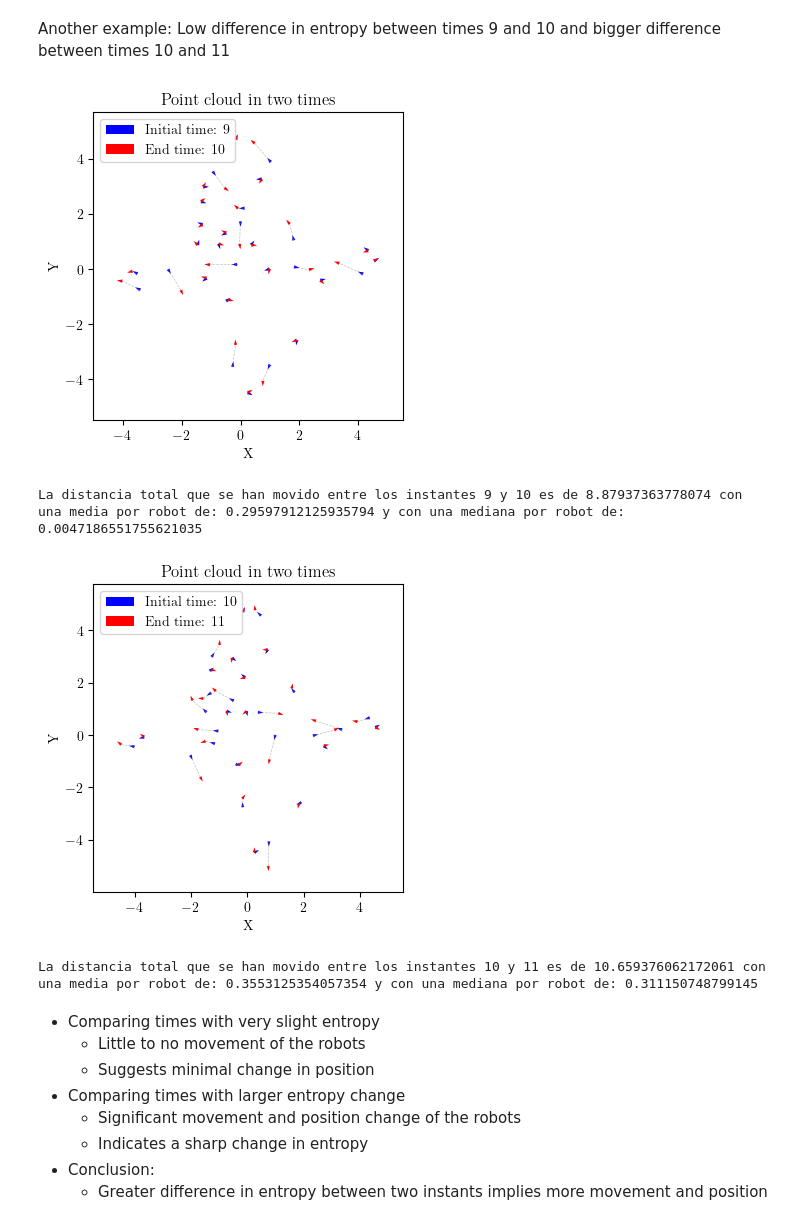
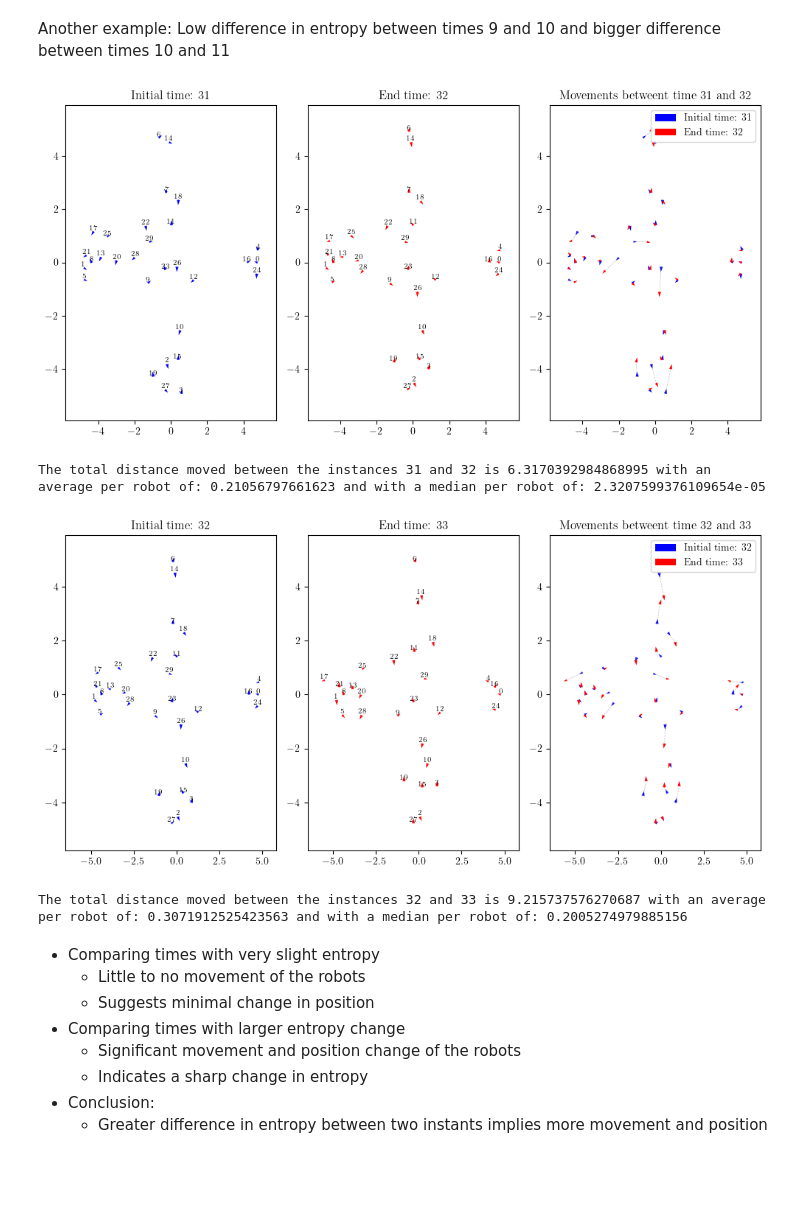
Before and after one commit to victosdur77/Task6.3.2, a Jupyter notebook: PersistentEntropy.ipynb, the cells around one changed output. Saved outputs shown, nothing was run; the diff lists cells and outputs as text; code cells hidden in the pictures; blank space fills up the shorter version.

```diff
--- a/PersistentEntropy.ipynb
+++ b/PersistentEntropy.ipynb
@@ -236,15 +261,15 @@ indices_mayores = sorted_indices[-9:]
 # %% [markdown]
 Point clouds with lower entropy
 # %%
-fig = plt.figure(figsize=(10, 10))
-gs = gridspec.GridSpec(3, 3, width_ratios=[1,1,1], wspace=0.0, hspace=0.1)
+fig, axs = plt.subplots(nrows=3, ncols=3, figsize=(10, 10))
 for i in range(3):
     for j in range(3):
         instante = indices_menores[3*i+j]
-        ax = plt.subplot(gs[i,j])
-        ax.quiver(ps[instante][:,0], ps[instante][:,1], np.cos(ps[instante][:,2]), np.sin(ps[instante][:,2]), color="blue",
+        axs[i,j].quiver(ps[instante][:,0], ps[instante][:,1], np.cos(ps[instante][:,2]), np.sin(ps[instante][:,2]), color="blue",
             angles='xy', scale_units='xy', scale=5,width=0.01, headwidth=3, headlength=5)
-        plt.title(f"Time: {instante}, Entropy: {entropias[instante]}")
-        plt.xticks([])
+        axs[i,j].set_title(f"Time: {instante}, Entropy: {entropias[instante]}")
+for ax in axs.flat:
+    ax.set_xlim([minX,maxX])
+    ax.set_ylim([minY,maxY])
 plt.show()
 # %% [output]
@@ -312,13 +315,13 @@ Comparing times with very slight entropy change (92 and 93):
 time1=92
 time2=93
 dibujaNubePuntos2Instantes(time1,time2)
-distancias=[]
+distances=[]
 for i in range(30):
     x1=ps[time1,i,0]
     y1=ps[time1,i,1]
     x2=ps[time2,i,0]
     y2=ps[time2,i,1]
     distancia=calcular_distancia(x1,y1,x2,y2)
-    distancias.append(distancia)
-print(f"La distancia total que se han movido entre los instantes {time1} y {time2} es de {sum(distancias)} con una media por robot de: {np.mean(distancias)} y con una mediana por robot de: {np.median(distancias)}")
+    distances.append(distancia)
+print(f"The total distance moved between the instances {time1} and {time2} is {sum(distances)} with an average per robot of: {np.mean(distances)} and with a median per robot of: {np.median(distances)}")
 # %% [output]
@@ -330,13 +333,13 @@ Comparing times with larger entropy change (93 and 94):
 time1=93
 time2=94
 dibujaNubePuntos2Instantes(time1,time2)
-distancias=[]
+distances=[]
 for i in range(30):
     x1=ps[time1,i,0]
     y1=ps[time1,i,1]
     x2=ps[time2,i,0]
     y2=ps[time2,i,1]
     distancia=calcular_distancia(x1,y1,x2,y2)
-    distancias.append(distancia)
-print(f"La distancia total que se han movido entre los instantes {time1} y {time2} es de {sum(distancias)} con una media por robot de: {np.mean(distancias)} y con una mean por robot de: {np.mean(distancias)}")
+    distances.append(distancia)
+print(f"The total distance moved between the instances {time1} and {time2} is {sum(distances)} with an average per robot of: {np.mean(distances)} and with a median per robot of: {np.median(distances)}")
 # %% [output]
@@ -345,37 +348,37 @@ La distancia total que se han movido entre los instantes 93 y 94 es de 11.996501
 # %% [markdown]
 Another example: Low difference in entropy between times 9 and 10 and bigger difference between times 10 and 11
 # %%
-time1=9
-time2=10
+time1=31
+time2=32
 dibujaNubePuntos2Instantes(time1,time2)
-distancias=[]
+distances=[]
 for i in range(30):
     x1=ps[time1,i,0]
     y1=ps[time1,i,1]
     x2=ps[time2,i,0]
     y2=ps[time2,i,1]
     distancia=calcular_distancia(x1,y1,x2,y2)
-    distancias.append(distancia)
-print(f"La distancia total que se han movido entre los instantes {time1} y {time2} es de {sum(distancias)} con una media por robot de: {np.mean(distancias)} y con una mediana por robot de: {np.median(distancias)}")
+    distances.append(distancia)
+print(f"The total distance moved between the instances {time1} and {time2} is {sum(distances)} with an average per robot of: {np.mean(distances)} and with a median per robot of: {np.median(distances)}")
 # %% [output]
-[figure, old version]
+[figure, new version]
-La distancia total que se han movido entre los instantes 9 y 10 es de 8.87937363778074 con una media por robot de: 0.29597912125935794 y con una mediana por robot de: 0.0047186551755621035
+The total distance moved between the instances 31 and 32 is 6.3170392984868995 with an average per robot of: 0.21056797661623 and with a median per robot of: 2.3207599376109654e-05
 # %%
-time1=10
-time2=11
+time1=32
+time2=33
 dibujaNubePuntos2Instantes(time1,time2)
-distancias=[]
+distances=[]
 for i in range(30):
     x1=ps[time1,i,0]
     y1=ps[time1,i,1]
     x2=ps[time2,i,0]
     y2=ps[time2,i,1]
     distancia=calcular_distancia(x1,y1,x2,y2)
-    distancias.append(distancia)
-print(f"La distancia total que se han movido entre los instantes {time1} y {time2} es de {sum(distancias)} con una media por robot de: {np.mean(distancias)} y con una mediana por robot de: {np.median(distancias)}")
+    distances.append(distancia)
+print(f"The total distance moved between the instances {time1} and {time2} is {sum(distances)} with an average per robot of: {np.mean(distances)} and with a median per robot of: {np.median(distances)}")
 # %% [output]
-[figure, old version]
+[figure, new version]
-La distancia total que se han movido entre los instantes 10 y 11 es de 10.659376062172061 con una media por robot de: 0.3553125354057354 y con una mediana por robot de: 0.311150748799145
+The total distance moved between the instances 32 and 33 is 9.215737576270687 with an average per robot of: 0.3071912525423563 and with a median per robot of: 0.2005274979885156
 # %% [markdown]
 - Comparing times with very slight entropy
     - Little to no movement of the robots
```
Also changed, not shown: parts of 17 cells of this notebook.
